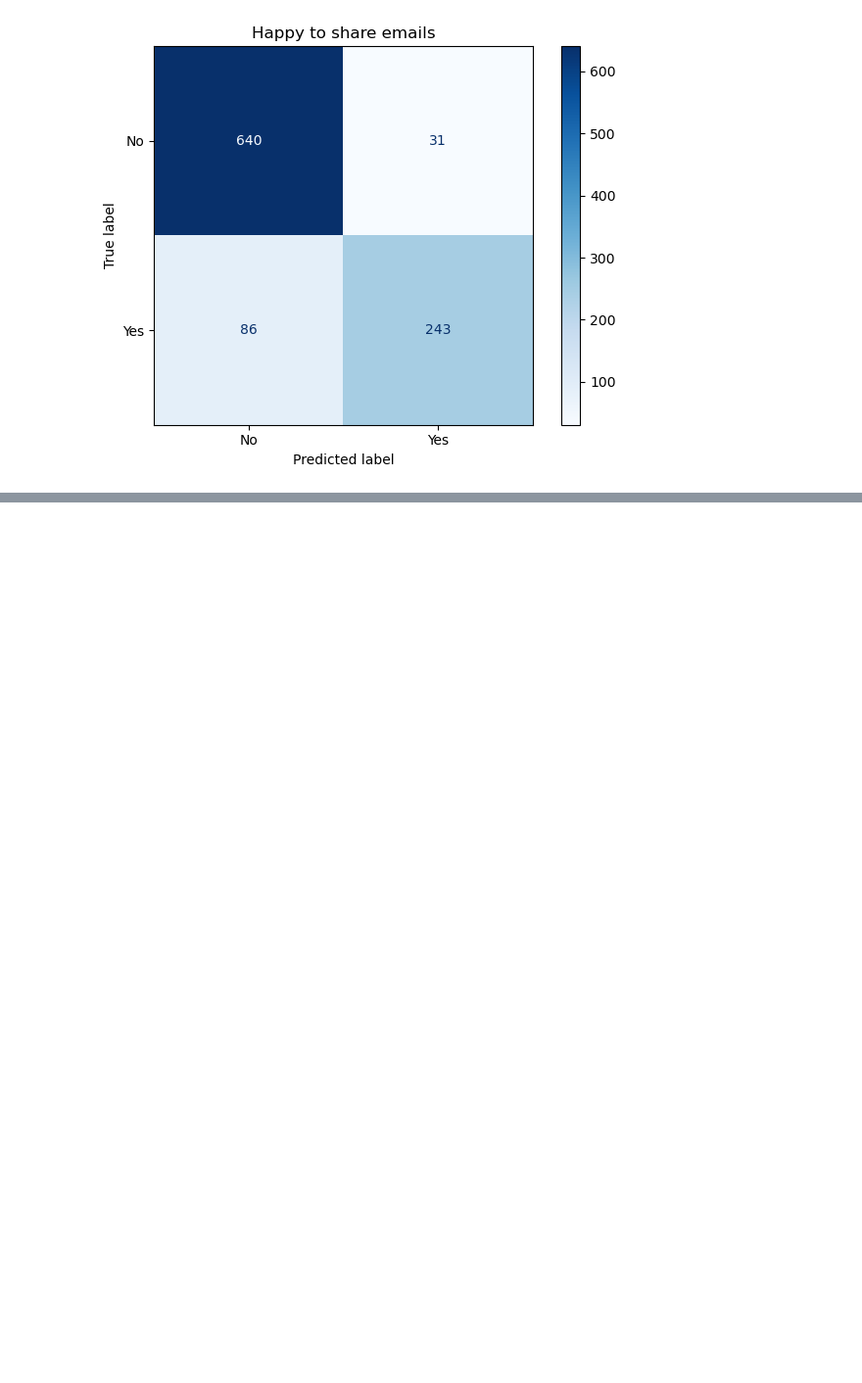
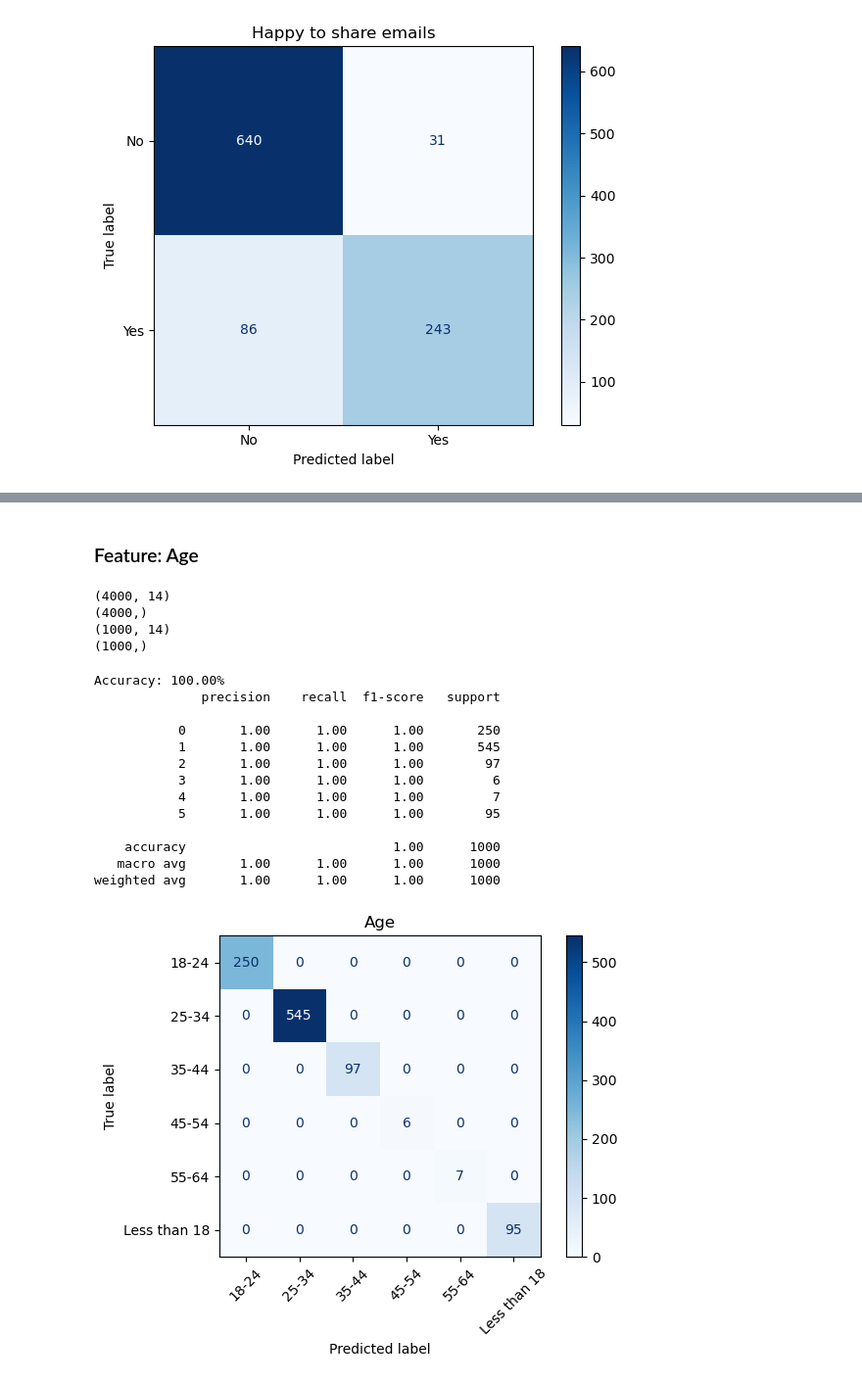
Before and after one commit to ihsanulcode/networking-systems-data-analysis, a Jupyter notebook: Notebook_3_Models.ipynb, the cells around one changed output, grey strips where cells are left out. Shown: that part at 98% size. Cells and saved outputs as stored; diff of their text form; code cells hidden in the pictures; blank space fills up the shorter version.

```diff
--- a/Notebook_3_Models.ipynb
+++ b/Notebook_3_Models.ipynb
@@ -578,0 +644,66 @@ weighted avg       0.88      0.88      0.88      1000
+# %% [markdown]
+### Feature: Age
+# %%
+# Split dataset
+from sklearn.model_selection import train_test_split
+
+y = df['age']
+x = df.drop(columns='age')
+x_train, x_test, y_train, y_test = train_test_split(x, y, test_size=0.2, random_state=42, stratify=y)
+print(x_train.shape)
+print(y_train.shape)
+print(x_test.shape)
+print(y_test.shape)
+# %% [output]
+(4000, 14)
+(4000,)
+(1000, 14)
+(1000,)
+# %%
+# DT
+from sklearn.tree import DecisionTreeClassifier
+from sklearn.metrics import accuracy_score, confusion_matrix, ConfusionMatrixDisplay
+
+
+# Create a logistic regression model
+model = DecisionTreeClassifier(random_state=42)
+# Train the model
+model.fit(x_train, y_train)
+# Make predictions
+y_pred = model.predict(x_test)
+# Calculate accuracy
+accuracy = accuracy_score(y_test, y_pred)
+print('Accuracy: {:.2f}%'.format(accuracy * 100))
+
+
+from sklearn.metrics import classification_report
+# See classification Report
+print(classification_report(y_test,y_pred))
+
+# Plot the confusion matrix
+cm = confusion_matrix(y_test, y_pred, labels=model.classes_)
+disp = ConfusionMatrixDisplay(confusion_matrix=cm, display_labels=model.classes_)
+
+disp.plot(cmap=plt.cm.Blues)
+# Set custom x and y tick labels
+class_names = ['18-24', '25-34', '35-44', '45-54', '55-64', 'Less than 18']
+plt.xticks(np.arange(len(class_names)), class_names, rotation=45)
+plt.yticks(np.arange(len(class_names)), class_names)
+plt.title('Age')
+save_fig("age_confusion_matrix", subfolder="Final Task")
+plt.show()
+# %% [output]
+Accuracy: 100.00%
+              precision    recall  f1-score   support
+
+           0       1.00      1.00      1.00       250
+           1       1.00      1.00      1.00       545
+           2       1.00      1.00      1.00        97
+           3       1.00      1.00      1.00         6
+           4       1.00      1.00      1.00         7
+           5       1.00      1.00      1.00        95
+
+    accuracy                           1.00      1000
+   macro avg       1.00      1.00      1.00      1000
+weighted avg       1.00      1.00      1.00      1000
+[figure, added]
```
Also changed, not shown: parts of 10 cells of this notebook, 4 other files.
